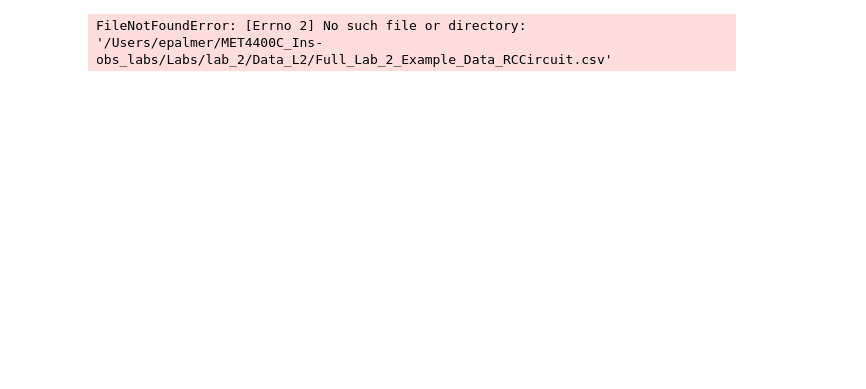
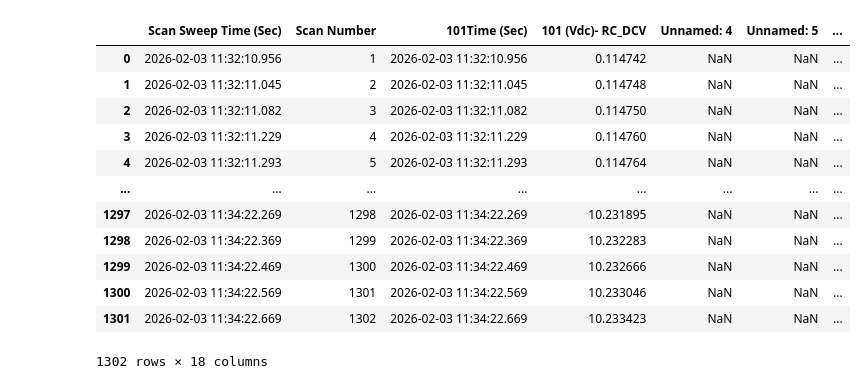
Before and after one commit to EP-Shark/MET4400C_Ins-obs_labs, a Jupyter notebook: Labs/lab_2_files/Full_lab2.ipynb, the cells around one changed output. Drawn from its saved outputs; the diff is of its cells as text; code cells hidden in the pictures; blank space fills up the shorter version.

```diff
--- a/Labs/lab_2_files/Full_lab2.ipynb
+++ b/Labs/lab_2_files/Full_lab2.ipynb
@@ -5,8 +5,22 @@ import matplotlib.pyplot as plt
 import pandas as pd
 # %%
 #Loading datasets
-filepath = '/Users/epalmer/MET4400C_Ins-obs_labs/Labs/lab_2/Data_L2'
-data_RC = pd.read_csv(f'{filepath}/Full_Lab_2_Example_Data_RCCircuit.csv')
-data_ThermoC = pd.read_csv(f'{filepath}/Full_Lab_2_Example_Data_Thermocouple.csv')
+filepath = '/Users/epalmer/MET4400C_Ins-obs_labs/Labs/lab_2_files/Data_L2'
+data_RC = pd.read_csv(f'{filepath}/Full_Lab_2_Example_Data_RCCircuit.csv', header=36)
+data_ThermoC = pd.read_csv(f'{filepath}/Full_Lab_2_Example_Data_Thermocouple.csv', header = 36)
+data_RC
+#data_ThermoC
 # %% [output]
+|  | Scan Sweep Time (Sec) | Scan Number | 101Time (Sec) | 101 (Vdc)- RC_DCV | Unnamed: 4 | Unnamed: 5 | ... |
+| 0 | 2026-02-03 11:32:10.956 | 1 | 2026-02-03 11:32:10.956 | 0.114742 | NaN | NaN | ... |
+| 1 | 2026-02-03 11:32:11.045 | 2 | 2026-02-03 11:32:11.045 | 0.114748 | NaN | NaN | ... |
+| 2 | 2026-02-03 11:32:11.082 | 3 | 2026-02-03 11:32:11.082 | 0.114750 | NaN | NaN | ... |
+| 3 | 2026-02-03 11:32:11.229 | 4 | 2026-02-03 11:32:11.229 | 0.114760 | NaN | NaN | ... |
+| 4 | 2026-02-03 11:32:11.293 | 5 | 2026-02-03 11:32:11.293 | 0.114764 | NaN | NaN | ... |
+| ... | ... | ... | ... | ... | ... | ... | ... |
+| 1297 | 2026-02-03 11:34:22.269 | 1298 | 2026-02-03 11:34:22.269 | 10.231895 | NaN | NaN | ... |
+| 1298 | 2026-02-03 11:34:22.369 | 1299 | 2026-02-03 11:34:22.369 | 10.232283 | NaN | NaN | ... |
+| 1299 | 2026-02-03 11:34:22.469 | 1300 | 2026-02-03 11:34:22.469 | 10.232666 | NaN | NaN | ... |
+| 1300 | 2026-02-03 11:34:22.569 | 1301 | 2026-02-03 11:34:22.569 | 10.233046 | NaN | NaN | ... |
+| 1301 | 2026-02-03 11:34:22.669 | 1302 | 2026-02-03 11:34:22.669 | 10.233423 | NaN | NaN | ... |
-FileNotFoundError: [Errno 2] No such file or directory: '/Users/epalmer/MET4400C_Ins-obs_labs/Labs/lab_2/Data_L2/Full_Lab_2_Example_Data_RCCircuit.csv'
+1302 rows × 18 columns
```
Also changed, not shown: parts of 6 cells of this notebook, 1 other file.
